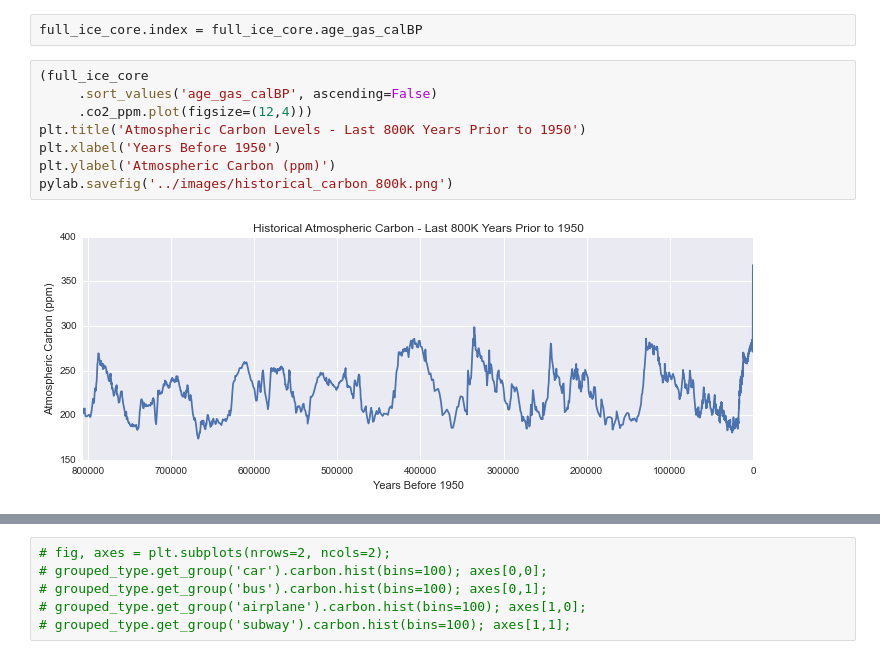
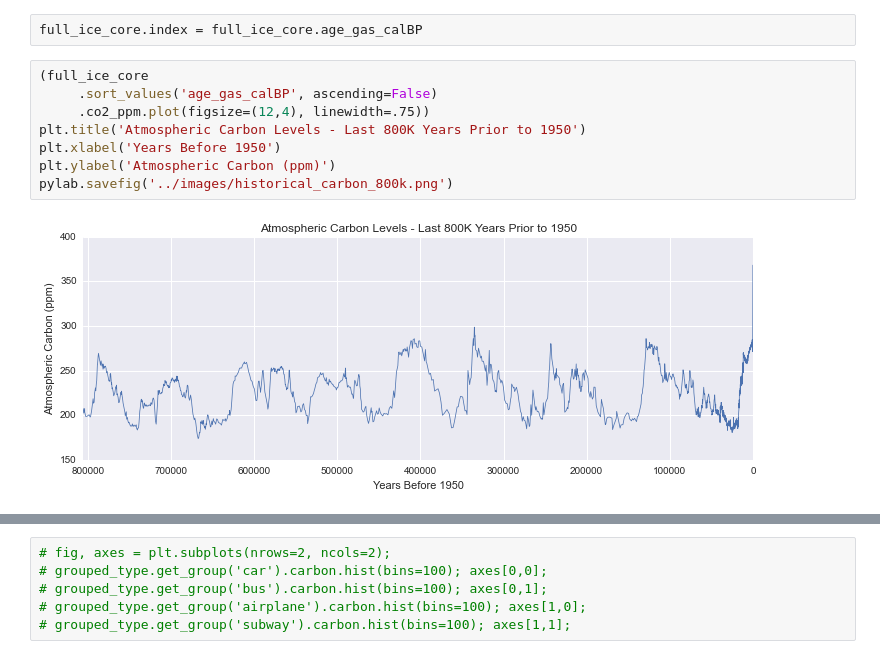
Before and after one commit to pdarche/carbon, a Jupyter notebook: notebooks/Carbon Footprint - EDA.ipynb, the cells around one changed output, grey strips where cells are left out. Cells and saved outputs as stored; diff of their text form.

```diff
--- a/notebooks/Carbon Footprint - EDA.ipynb
+++ b/notebooks/Carbon Footprint - EDA.ipynb
@@ -161,13 +161,13 @@ full_ice_core.index = full_ice_core.age_gas_calBP
 # %%
 (full_ice_core
      .sort_values('age_gas_calBP', ascending=False)
-     .co2_ppm.plot(figsize=(12,4)))
+     .co2_ppm.plot(figsize=(12,4), linewidth=.75))
 plt.title('Atmospheric Carbon Levels - Last 800K Years Prior to 1950')
 plt.xlabel('Years Before 1950')
 plt.ylabel('Atmospheric Carbon (ppm)')
 pylab.savefig('../images/historical_carbon_800k.png')
 # %% [output]
-[figure, old version]
+[figure, new version]
 # %%
 (full_ice_core[full_ice_core.age_gas_calBP <= 1000]
      .sort_values('age_gas_calBP', ascending=False)
```
Also changed, not shown: parts of 10 cells of this notebook, 3 other files.
